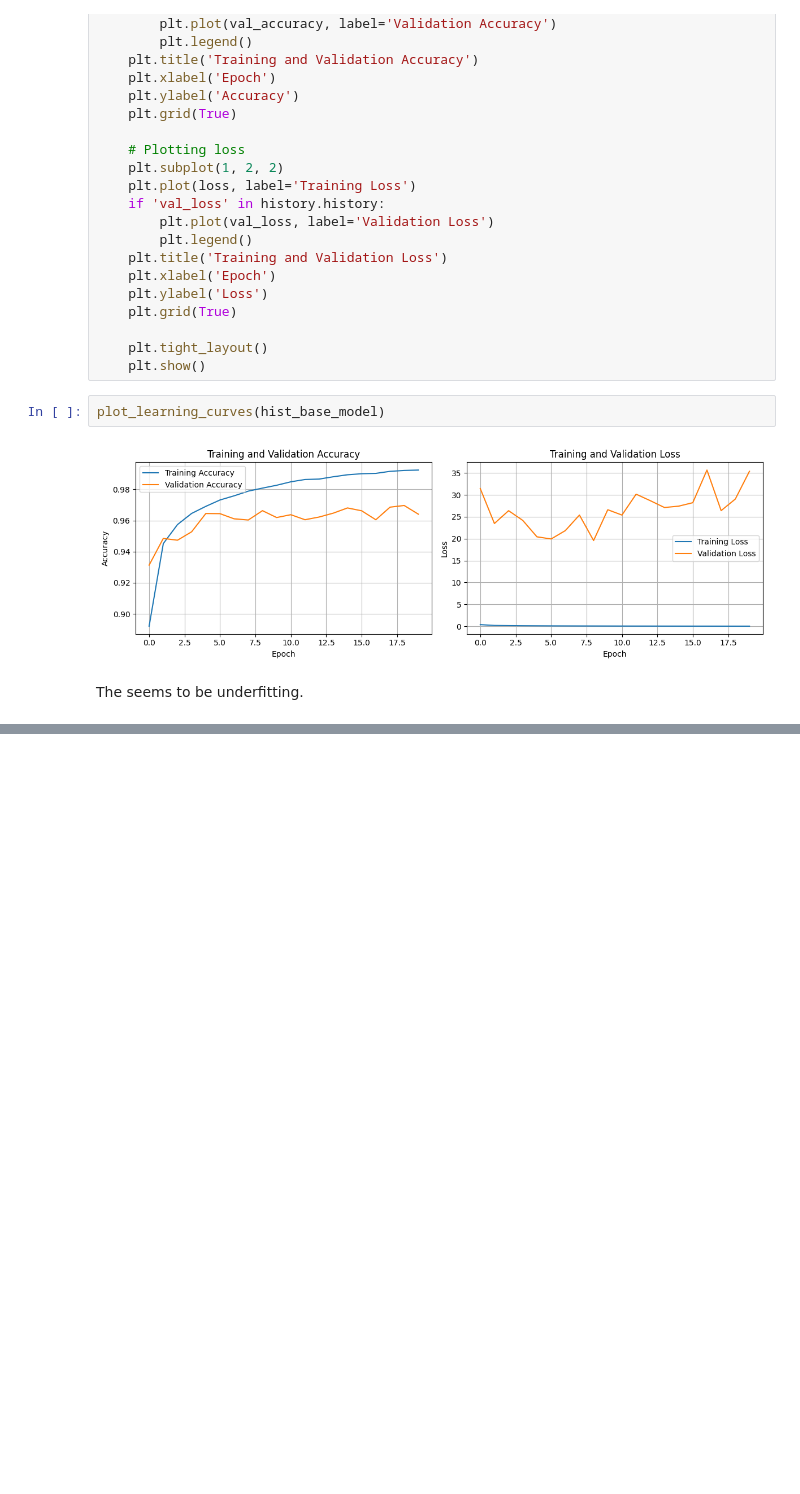
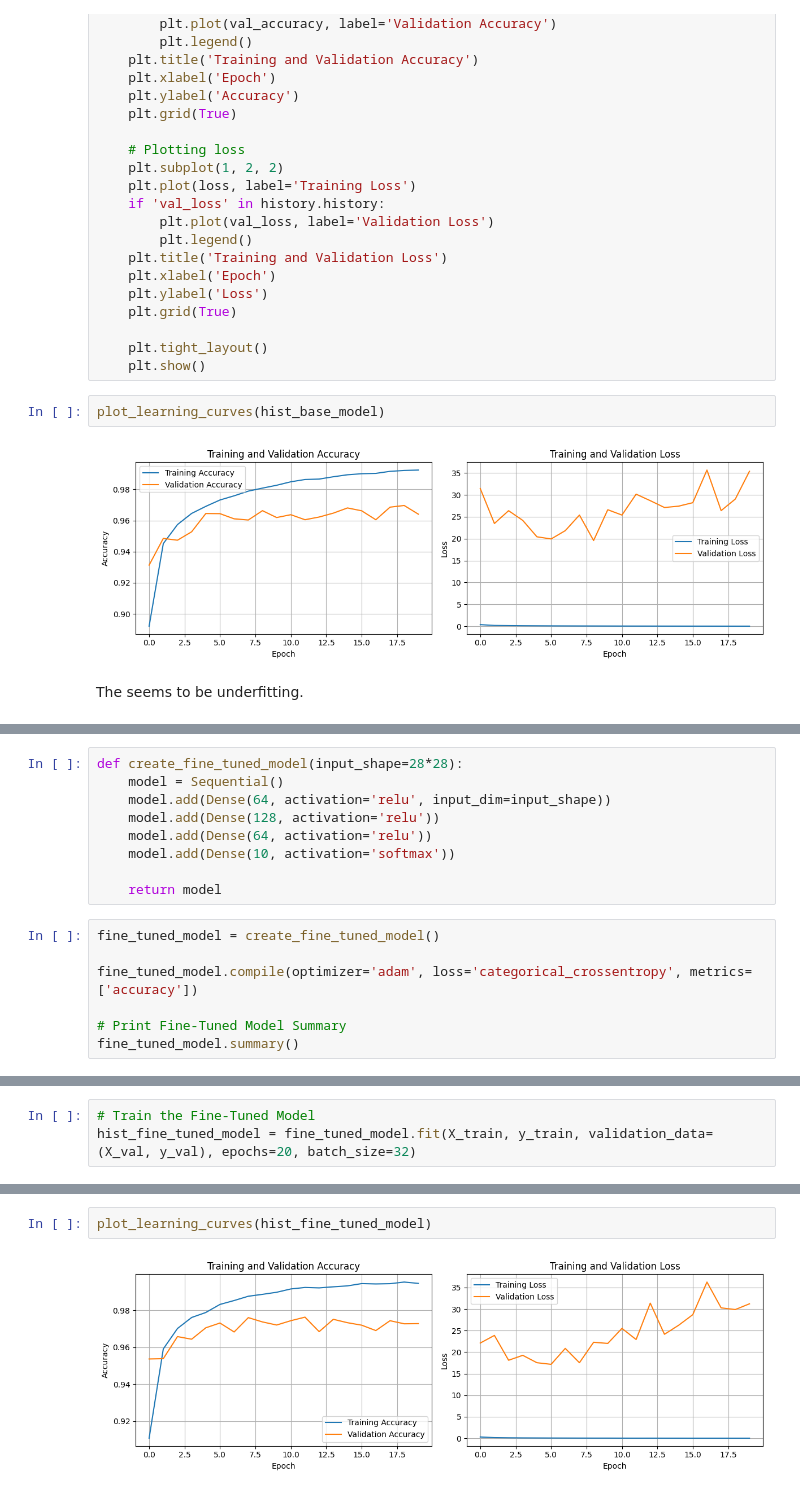
Before and after one commit to Hamza-Ali0237/MNIST-Classification-TensorFlow-Keras, a Jupyter notebook: MNIST_Classification.ipynb, the cells around one changed output, grey strips where cells are left out. Saved outputs shown, nothing was run; the diff lists cells and outputs as text; blank space fills up the shorter version.

Commit message:
Putting the model on hold for now

```diff
--- a/MNIST_Classification.ipynb
+++ b/MNIST_Classification.ipynb
@@ -184,0 +187,16 @@ The seems to be underfitting.
+# %%
+def create_fine_tuned_model(input_shape=28*28):
+    model = Sequential()
+    model.add(Dense(64, activation='relu', input_dim=input_shape))
+    model.add(Dense(128, activation='relu'))
+    model.add(Dense(64, activation='relu'))
+    model.add(Dense(10, activation='softmax'))
+
+    return model
+# %%
+fine_tuned_model = create_fine_tuned_model()
+
+fine_tuned_model.compile(optimizer='adam', loss='categorical_crossentropy', metrics=['accuracy'])
+
+# Print Fine-Tuned Model Summary
+fine_tuned_model.summary()
@@ -184,0 +221,3 @@ The seems to be underfitting.
+# %%
+# Train the Fine-Tuned Model
+hist_fine_tuned_model = fine_tuned_model.fit(X_train, y_train, validation_data=(X_val, y_val), epochs=20, batch_size=32)
@@ -184,0 +242,4 @@ The seems to be underfitting.
+# %%
+plot_learning_curves(hist_fine_tuned_model)
+# %% [output]
+[figure, added]
```
Also changed, not shown: parts of 3 cells of this notebook.
